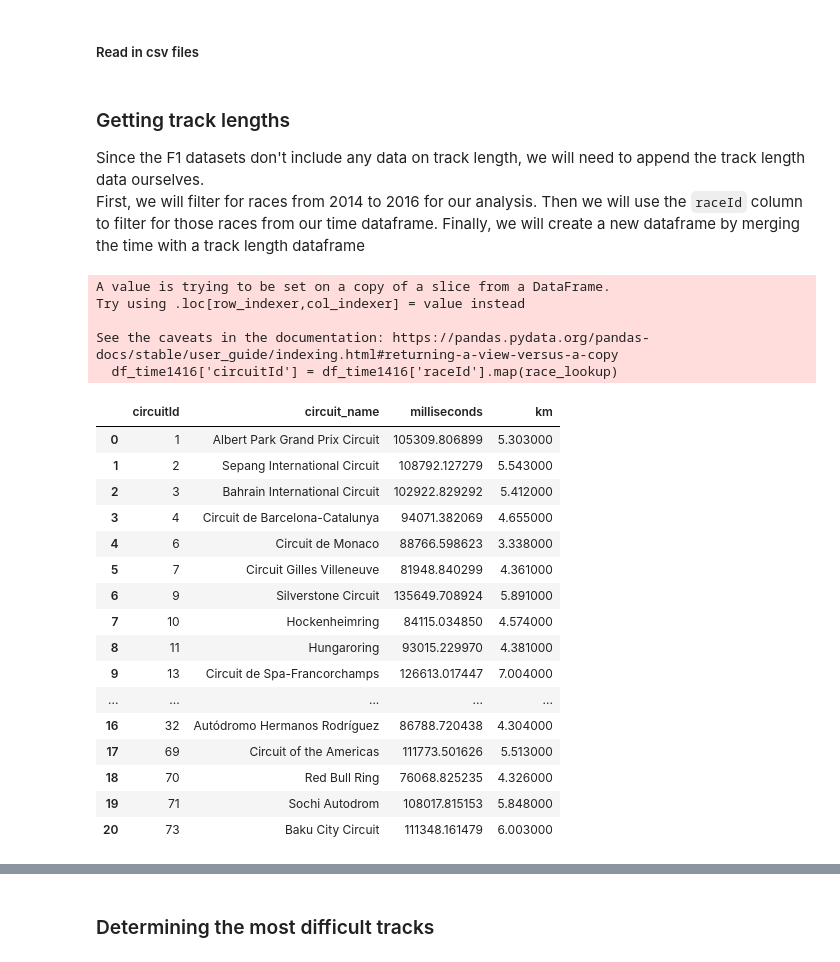
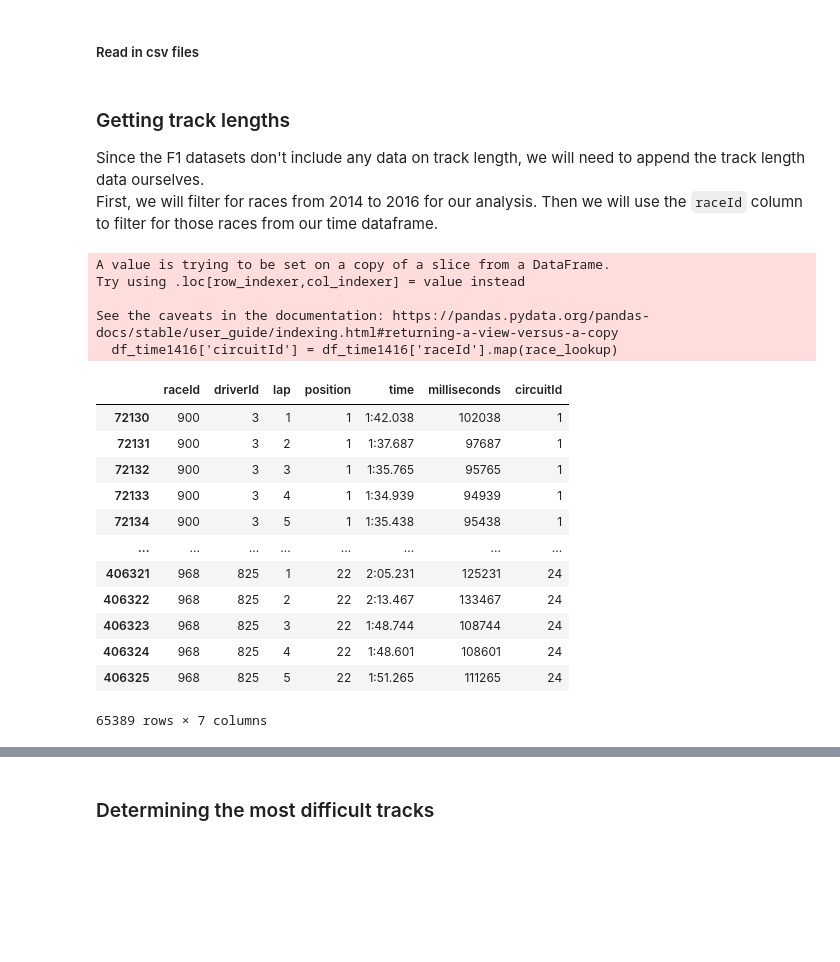
Before and after one commit to alin-peepy6/qtm151fall2025, a Jupyter notebook: Final Project - work/work.ipynb, the cells around one changed output, grey strips where cells are left out. Drawn from its saved outputs; the diff is of its cells as text; code cells hidden in the pictures; blank space fills up the shorter version.

```diff
--- a/Final Project - work/work.ipynb
+++ b/Final Project - work/work.ipynb
@@ -23,55 +23,36 @@ df_length = pd.read_csv('1-Formula_One/circuit_length.csv')
 
 Since the F1 datasets don't include any data on track length, we will need to append the track length data ourselves.
 <br>
-First, we will filter for races from 2014 to 2016 for our analysis. Then we will use the `raceId` column to filter for those races from our time dataframe. Finally, we will create a new dataframe by merging the time with a track length dataframe
+First, we will filter for races from 2014 to 2016 for our analysis. Then we will use the `raceId` column to filter for those races from our time dataframe.
 # %%
 races_1416 = races.query('2014 <= year <= 2016')
 # %%
 # get race IDs from 2014 - 2016 and
 unique_raceID = races_1416['raceId'].unique()
 
 df_time1416 = df_time.query('raceId in @unique_raceID')
 
 # map circuit to race
 race_lookup = races.set_index('raceId')['circuitId']
 df_time1416['circuitId'] = df_time1416['raceId'].map(race_lookup)
 
-# get average lap time in milliseconds per circuit
-df_average = df_time1416.groupby('circuitId')['milliseconds'].mean().reset_index()
-#get average track length from 2014-2016 per circuit
-df_length_avg = (df_length.groupby('circuitId')['circuit_length'].mean().reset_index())
-df_avg = pd.merge(df_average, df_length_avg, on='circuitId', how='left')
-
-#merge track length and average lap time
-df_length = df_length[['circuitId','circuit_name']].drop_duplicates()
-df_final = pd.merge(df_avg,df_length,
-                     on='circuitId',
-                     how='left')
-
-# rearrange columns and rename to make the dataframe look nicer
-df_final = df_final[['circuitId','circuit_name','milliseconds','circuit_length']]
-df_final = df_final.rename(columns = {'circuit_length' : 'km'})
-display(df_final)
+display(df_time1416)
 # %% [output]
 A value is trying to be set on a copy of a slice from a DataFrame.
 Try using .loc[row_indexer,col_indexer] = value instead
 
 See the caveats in the documentation: https://pandas.pydata.org/pandas-docs/stable/user_guide/indexing.html#returning-a-view-versus-a-copy
   df_time1416['circuitId'] = df_time1416['raceId'].map(race_lookup)
-|  | circuitId | circuit_name | milliseconds | km |
-| 0 | 1 | Albert Park Grand Prix Circuit | 105309.806899 | 5.303000 |
-| 1 | 2 | Sepang International Circuit | 108792.127279 | 5.543000 |
-| 2 | 3 | Bahrain International Circuit | 102922.829292 | 5.412000 |
-| 3 | 4 | Circuit de Barcelona-Catalunya | 94071.382069 | 4.655000 |
-| 4 | 6 | Circuit de Monaco | 88766.598623 | 3.338000 |
-| 5 | 7 | Circuit Gilles Villeneuve | 81948.840299 | 4.361000 |
-| 6 | 9 | Silverstone Circuit | 135649.708924 | 5.891000 |
-| 7 | 10 | Hockenheimring | 84115.034850 | 4.574000 |
-| 8 | 11 | Hungaroring | 93015.229970 | 4.381000 |
-| 9 | 13 | Circuit de Spa-Francorchamps | 126613.017447 | 7.004000 |
-| ... | ... | ... | ... | ... |
-| 16 | 32 | Autódromo Hermanos Rodríguez | 86788.720438 | 4.304000 |
-| 17 | 69 | Circuit of the Americas | 111773.501626 | 5.513000 |
-| 18 | 70 | Red Bull Ring | 76068.825235 | 4.326000 |
-| 19 | 71 | Sochi Autodrom | 108017.815153 | 5.848000 |
-| 20 | 73 | Baku City Circuit | 111348.161479 | 6.003000 |
+|  | raceId | driverId | lap | position | time | milliseconds | circuitId |
+| 72130 | 900 | 3 | 1 | 1 | 1:42.038 | 102038 | 1 |
+| 72131 | 900 | 3 | 2 | 1 | 1:37.687 | 97687 | 1 |
+| 72132 | 900 | 3 | 3 | 1 | 1:35.765 | 95765 | 1 |
+| 72133 | 900 | 3 | 4 | 1 | 1:34.939 | 94939 | 1 |
+| 72134 | 900 | 3 | 5 | 1 | 1:35.438 | 95438 | 1 |
+| ... | ... | ... | ... | ... | ... | ... | ... |
+| 406321 | 968 | 825 | 1 | 22 | 2:05.231 | 125231 | 24 |
+| 406322 | 968 | 825 | 2 | 22 | 2:13.467 | 133467 | 24 |
+| 406323 | 968 | 825 | 3 | 22 | 1:48.744 | 108744 | 24 |
+| 406324 | 968 | 825 | 4 | 22 | 1:48.601 | 108601 | 24 |
+| 406325 | 968 | 825 | 5 | 22 | 1:51.265 | 111265 | 24 |
+65389 rows × 7 columns
```
Also changed, not shown: parts of 7 cells of this notebook.
